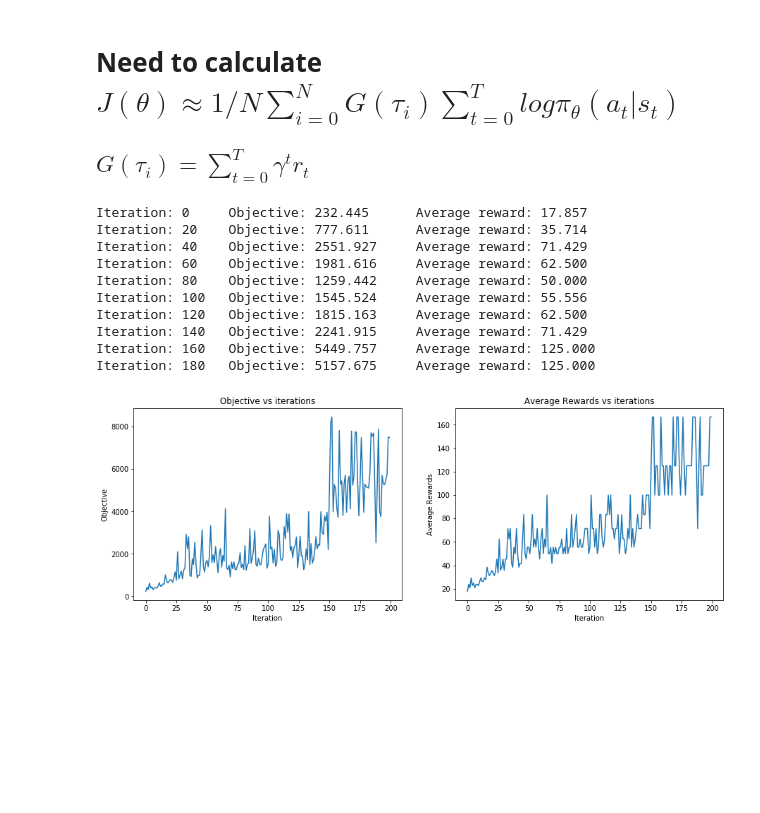
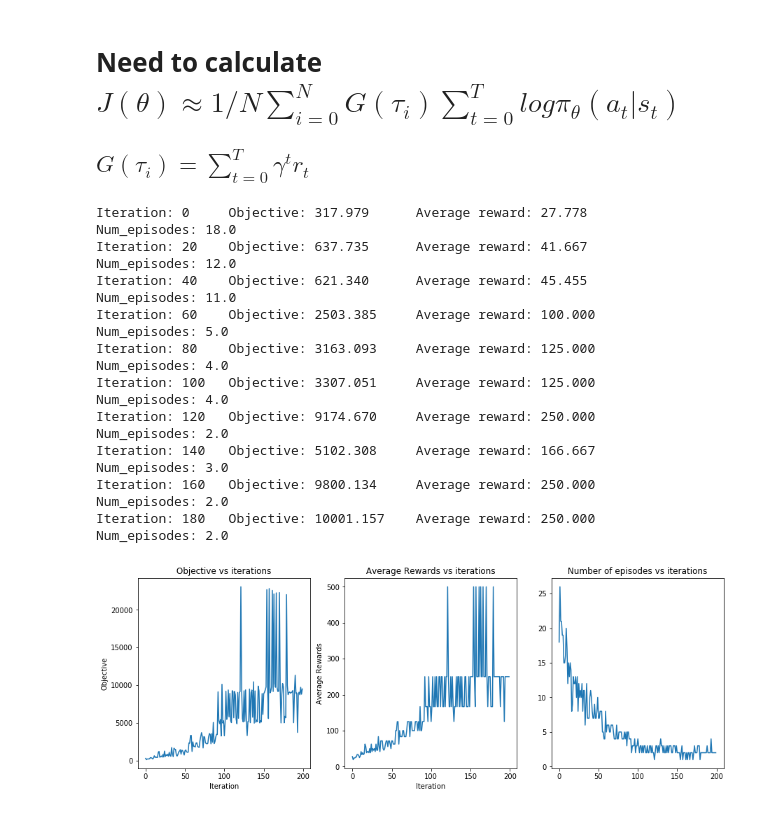
Before and after one commit to adqz/reinforcement_learning, a Jupyter notebook: hw3/q1.ipynb, the cells around one changed output. Drawn from its saved outputs; the diff is of its cells as text; code cells hidden in the pictures; blank space fills up the shorter version.

```diff
--- a/hw3/q1.ipynb
+++ b/hw3/q1.ipynb
@@ -226,62 +230,64 @@ class PolicyGradient:
 ## $ G(\tau_{i}) = \sum_{t=0}^{T} \gamma^{t}r_{t}$
 # %%
 if __name__ == '__main__':
-    torch.manual_seed(16)
+    torch.manual_seed(1)
     render_env = True
     plot = True
 
-    part = 1
+    part = 2
 
     if part == 1:
         ## Part 1 (vanilla REINFORCE)
         policy_network = makePolicyNN(num_actions=2, lr=1e-3)
         pg = PolicyGradient(gamma=0.99, N = 200, max_steps=500)
-        policy_network, arr_objective, avg_G_tau = pg.doReinforcePart1(policy_network, verbose=True)
+        policy_network, arr_objective, avg_returns, num_episodes = pg.doReinforcePart1(policy_network, verbose=True)
 
     if part == 2:
         ## Part 2 (future discounted returns)
         policy_network = makePolicyNN(num_actions=2, lr=1e-3)
         pg = PolicyGradient(gamma=0.99, N = 200, max_steps=500)
-        policy_network, arr_objective, avg_G_tau = pg.doReinforcePart2(policy_network, verbose=True)
+        policy_network, arr_objective, avg_returns, num_episodes = pg.doReinforcePart2(policy_network, verbose=True)
 
     if part == 3:
         ## Part 3 (future discounted returns - bias)
         policy_network = makePolicyNN(num_actions=2, lr=1e-3)
         pg = PolicyGradient(gamma=0.99, N = 200, max_steps=500)
-        policy_network, arr_objective, avg_G_tau = pg.doReinforcePart3(policy_network, verbose=True)
+        policy_network, arr_objective, avg_returns, num_episodes = pg.doReinforcePart3(policy_network, verbose=True)
 
     if plot:
-        fig, axs = plt.subplots(1, 2, figsize=(15,5))
+        fig, axs = plt.subplots(1, 3, figsize=(15,5))
         axs = axs.flatten()
         axs[0].plot(arr_objective)
         axs[0].set_xlabel('Iteration')
         axs[0].set_ylabel('Objective')
         axs[0].set_title(' Objective vs iterations ')
-        axs[1].plot(avg_G_tau)
+        axs[1].plot(avg_returns)
         axs[1].set_xlabel('Iteration')
         axs[1].set_ylabel('Average Rewards')
         axs[1].set_title(' Average Rewards vs iterations ')
+        axs[2].plot(num_episodes)
+        axs[2].set_title(' Number of episodes vs iterations ')
         plt.show()
 
     if render_env:
         steps = 0
         state = pg.env.reset()
         done = False
         while steps<300:
             a, _ = pg.getAction(policy_network, state)
             state, r, done, info = pg.env.step(a)
             steps+=1
             pg.env.render()
         pg.env.env.close()
 # %% [output]
-Iteration: 0     Objective: 232.445      Average reward: 17.857
-Iteration: 20    Objective: 777.611      Average reward: 35.714
-Iteration: 40    Objective: 2551.927     Average reward: 71.429
-Iteration: 60    Objective: 1981.616     Average reward: 62.500
-Iteration: 80    Objective: 1259.442     Average reward: 50.000
-Iteration: 100   Objective: 1545.524     Average reward: 55.556
-Iteration: 120   Objective: 1815.163     Average reward: 62.500
-Iteration: 140   Objective: 2241.915     Average reward: 71.429
-Iteration: 160   Objective: 5449.757     Average reward: 125.000
-Iteration: 180   Objective: 5157.675     Average reward: 125.000
+Iteration: 0     Objective: 317.979      Average reward: 27.778          Num_episodes: 18.0
+Iteration: 20    Objective: 637.735      Average reward: 41.667          Num_episodes: 12.0
+Iteration: 40    Objective: 621.340      Average reward: 45.455          Num_episodes: 11.0
+Iteration: 60    Objective: 2503.385     Average reward: 100.000         Num_episodes: 5.0
+Iteration: 80    Objective: 3163.093     Average reward: 125.000         Num_episodes: 4.0
+Iteration: 100   Objective: 3307.051     Average reward: 125.000         Num_episodes: 4.0
+Iteration: 120   Objective: 9174.670     Average reward: 250.000         Num_episodes: 2.0
+Iteration: 140   Objective: 5102.308     Average reward: 166.667         Num_episodes: 3.0
+Iteration: 160   Objective: 9800.134     Average reward: 250.000         Num_episodes: 2.0
+Iteration: 180   Objective: 10001.157    Average reward: 250.000         Num_episodes: 2.0
-[figure, old version]
+[figure, new version]
```
Also changed, not shown: parts of 1 cell of this notebook.
